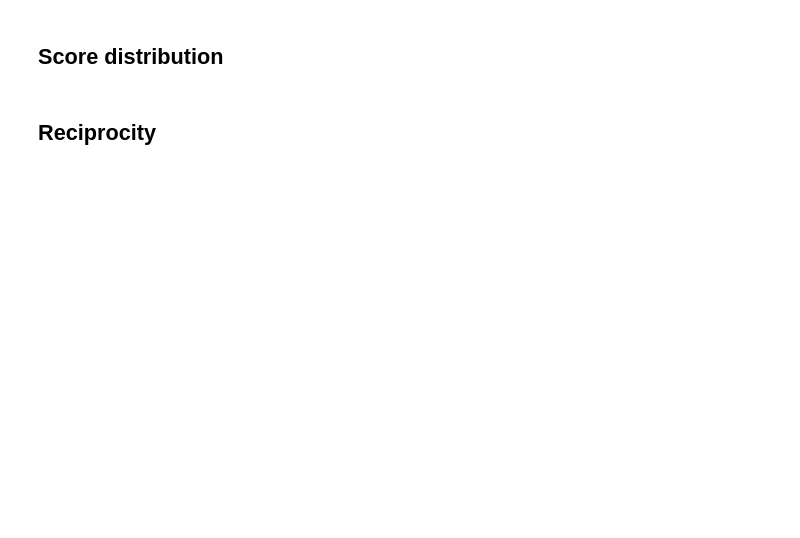
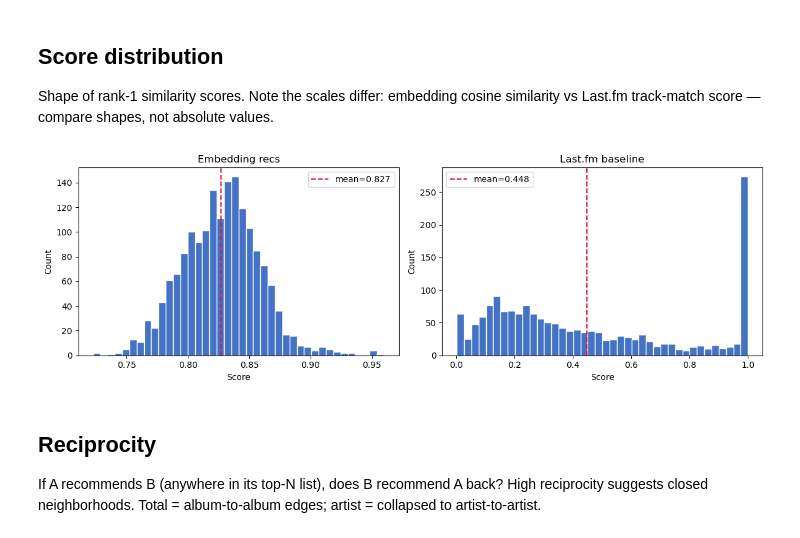
Before and after one commit to lbarleta/critical-listener, a Jupyter notebook: lastfm-bench/lastfm_bench.ipynb, the cells around one changed output. Drawn from its saved outputs; the diff is of its cells as text; code cells hidden in the pictures; blank space fills up the shorter version.

```diff
--- a/lastfm-bench/lastfm_bench.ipynb
+++ b/lastfm-bench/lastfm_bench.ipynb
@@ -12,0 +14,8 @@ RECS_PATH = DATA_DIR / "recommendations_album_level_avg_embeddings.parquet"
+# %%
+DATA_DIR = Path("../datasets")
+BENCH_PATH = DATA_DIR / "lastfm_recommendations_all_top_listener.csv"
+RECS_PATH = DATA_DIR / "recommendations_album_level_avg_embeddings.parquet"
+CATALOG_PATH = DATA_DIR / "albums.csv"
+
+# Number of top recommendations to keep for each query album
+TOP_N = 4
@@ -15,2 +65,6 @@ RECS_PATH = DATA_DIR / "recommendations_album_level_avg_embeddings.parquet"
 # %%
 recs = pd.read_parquet(RECS_PATH)
+recs = recs.drop(columns=["rec_length_flag"])
+
+recs_1 = keep_top_n(recs, 1)
+recs_n = keep_top_n(recs)
@@ -35,7 +100,11 @@ df.head(5)
 baseline = df.rename(columns={
     "artist": "query_artist",
     "album":  "query_album",
-})[["query_artist", "query_album", "rec_artist", "rec_album", "score", "rank"]].copy()
+}).reindex(columns=[
+    "album_id", "query_artist", "query_album", "rec_artist", "rec_album",
+    "score", "rank", "seed_listeners", "rec_listeners",
+]).copy()
 
-print(f"Baseline rows: {len(baseline):,}")
-baseline.head(5)
+
+baseline_n = keep_top_n(baseline)
+baseline_1 = keep_top_n(baseline, 1)
@@ -43,0 +138,17 @@ baseline.head(5)
+# %%
+baseline_query_keys = set(
+    _norm(baseline["query_artist"]) + "::" + _norm(baseline["query_album"])
+)
+
+def filter_to_baseline(df):
+    in_baseline = (
+        _norm(df["query_artist"]) + "::" + _norm(df["query_album"])
+    ).isin(baseline_query_keys)
+    out = df.loc[in_baseline].reset_index(drop=True)
+    n_queries = out.groupby(["query_artist", "query_album"], observed=True).ngroups
+    print(f"{len(out):,} rows, {n_queries:,} queries")
+    return out
+
+print("Embedding recs (matched to baseline):")
+recs_1 = filter_to_baseline(recs_1)
+recs_n = filter_to_baseline(recs_n)
@@ -61,23 +247,26 @@ repeated_albums(baseline[baseline["rank"] == 1], "last.fm baseline")
 # %% [markdown]
 ## Score distribution
+
+Shape of rank-1 similarity scores. Note the scales differ: embedding cosine similarity vs Last.fm track-match score — compare shapes, not absolute values.
 # %%
 import matplotlib.pyplot as plt
-
-rank1_recs = recs[recs["rank"] == 1]
-rank1_base = baseline[baseline["rank"] == 1]
 
 fig, axes = plt.subplots(1, 2, figsize=(12, 4), sharey=False)
 for ax, s, label in zip(
     axes,
-    [rank1_recs["score"], rank1_base["score"]],
+    [recs_1["score"], baseline_1["score"]],
     ["Embedding recs", "Last.fm baseline"],
 ):
     ax.hist(s.dropna(), bins=40, color="#4472C4", edgecolor="white")
     ax.axvline(s.mean(), color="crimson", ls="--", label=f"mean={s.mean():.3f}")
     ax.set(title=label, xlabel="Score", ylabel="Count")
     ax.legend()
 plt.tight_layout()
 plt.show()
+# %% [output]
+[figure, added]
 # %% [markdown]
 ## Reciprocity
+
+If A recommends B (anywhere in its top-N list), does B recommend A back? High reciprocity suggests closed neighborhoods. Total = album-to-album edges; artist = collapsed to artist-to-artist.
 # %%
```
Also changed, not shown: parts of 36 cells of this notebook, 4 other files.
